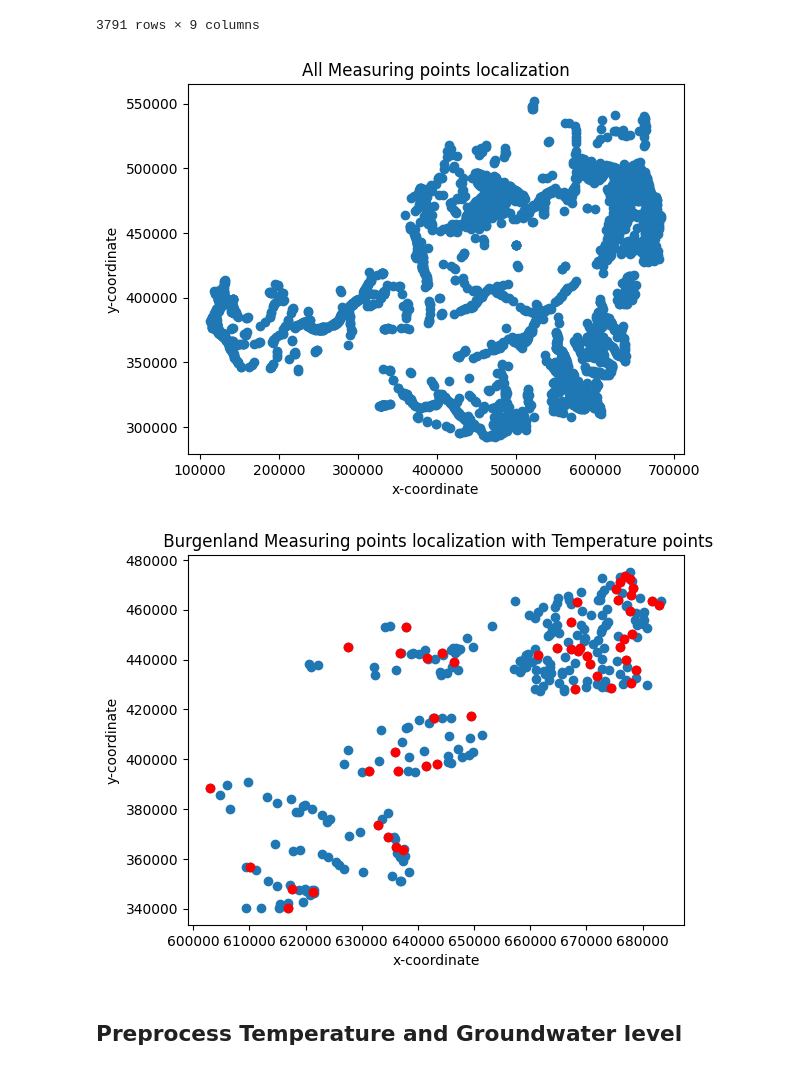
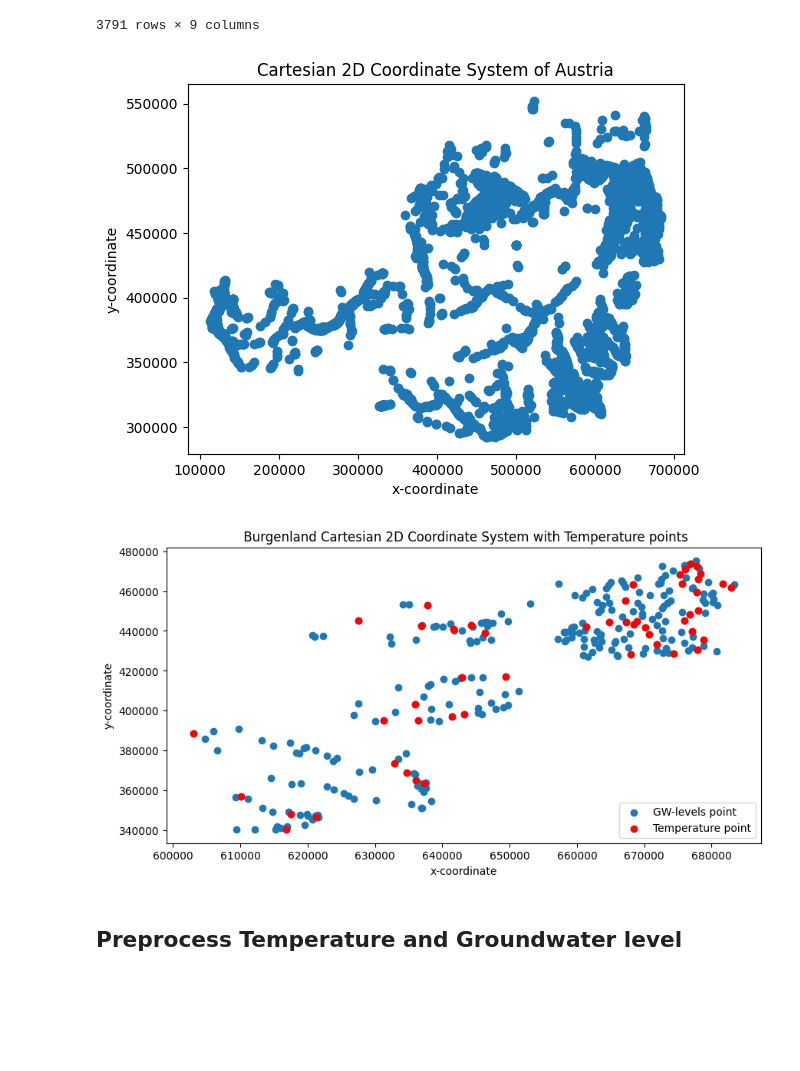
Before and after one commit to Ainard09/ai4ls_2_water_prediction, a Jupyter notebook: notebooks/preprocess_gw_temperature.ipynb, the cells around one changed output. Drawn from its saved outputs; the diff is of its cells as text; code cells hidden in the pictures; blank space fills up the shorter version.

```diff
--- a/notebooks/preprocess_gw_temperature.ipynb
+++ b/notebooks/preprocess_gw_temperature.ipynb
@@ -146,10 +146,10 @@ df_mps_all
 plt.scatter(df_mps_all["x"], df_mps_all["y"])
 plt.xlabel("x-coordinate")
 plt.ylabel("y-coordinate")
-plt.title("All Measuring points localization")
+plt.title("Cartesian 2D Coordinate System of Austria")
 plt.show()
 # %% [output]
-[figure, old version]
+[figure, new version]
 # %%
 sub_path = "/users/azeez/water_prediction/ai4ls_2_water_prediction/data/processed/gw_test_empty.csv"
 submission_df = pd.read_csv(sub_path)
@@ -177,24 +177,26 @@ def find_temp_mps_in_radius(region, df_mps_all, temp_mps, hzbnr01, radius):
 # %%
 # Get all the groundwater temperature hzhnr01
 burg = df_mps_all[df_mps_all["region"]=="Burgenland"]
 
 burg_temp_dir = region_dirs[0] + "/Grundwassertemperatur-Monatsmittel"
 filenames = os.listdir(burg_temp_dir)
 mps = []
 for file in filenames:
     loc_id = file.split(".")[0].split("-")[-1]
     mps.append(int(loc_id))
 burg_temp_df = burg[burg["hzbnr01"].isin(mps)]
 
 # Plot the temperature points areas with the groundwater locations in Burgenland
-plt.scatter(burg["x"], burg["y"])
-plt.scatter(burg_temp_df["x"], burg_temp_df["y"], color="r")
+fig, ax = plt.subplots(figsize=(10, 5))
+plt.scatter(burg["x"], burg["y"], label="GW-levels point")
+plt.scatter(burg_temp_df["x"], burg_temp_df["y"], color="r", label="Temperature point")
 plt.xlabel("x-coordinate")
 plt.ylabel("y-coordinate")
-plt.title(" Burgenland Measuring points localization with Temperature points")
+plt.legend(loc="lower right")
+plt.title(" Burgenland Cartesian 2D Coordinate System with Temperature points")
 plt.show()
 # %% [output]
-[figure, old version]
+[figure, new version]
 # %% [markdown]
 ## Preprocess Temperature and Groundwater level
 # %%
```
